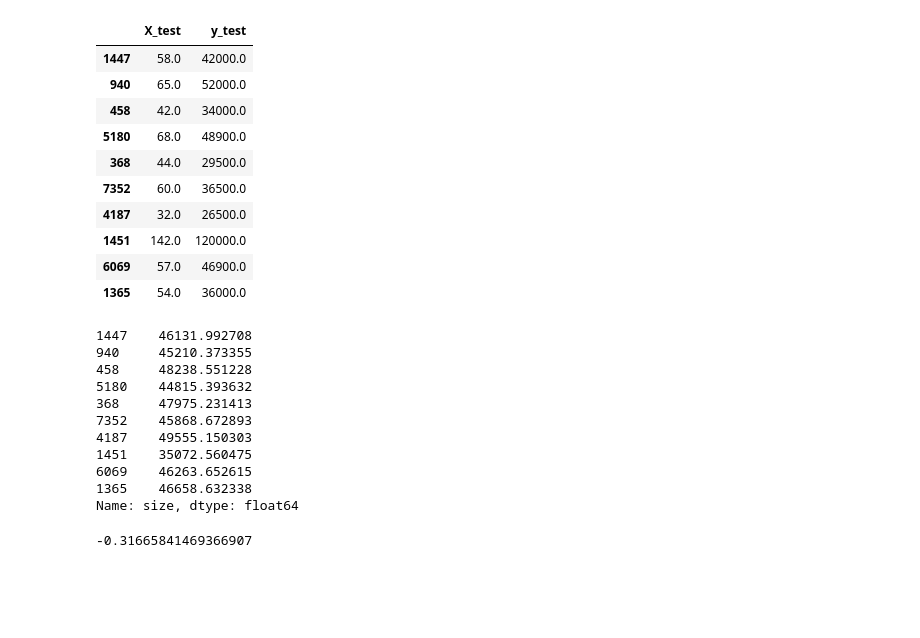
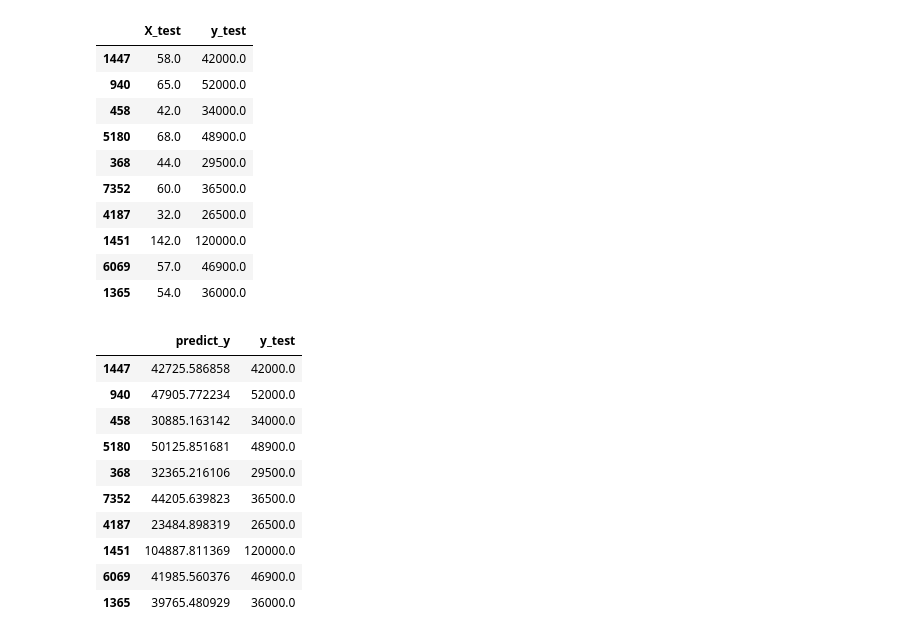
Before and after one commit to Shermukhammat/Mohirdev_Data_Science_praktikum, a Jupyter notebook: Regressiya/05_ml_07_LinerRegression.ipynb, the cells around one changed output. Saved outputs shown, nothing was run; the diff lists cells and outputs as text; code cells hidden in the pictures; blank space fills up the shorter version.

```diff
--- a/Regressiya/05_ml_07_LinerRegression.ipynb
+++ b/Regressiya/05_ml_07_LinerRegression.ipynb
@@ -177,23 +180,18 @@ class SampleLinearRegression:
 model = SampleLinearRegression()
 # %%
 model.fit(X, y)
-# %%
-predict_X = model.predict(X_test)
-predict_X
-# %% [output]
-1447    46131.992708
-940     45210.373355
-458     48238.551228
-5180    44815.393632
-368     47975.231413
-7352    45868.672893
-4187    49555.150303
-1451    35072.560475
-6069    46263.652615
-1365    46658.632338
-Name: size, dtype: float64
-# %%
-from sklearn.metrics import r2_score
-r2_score(y_test, predict_X)   # :)
-# %% [output]
--0.31665841469366907
+# %%
+predict_y = model.predict(X_test)
+pd.DataFrame({'predict_y' : predict_y, 'y_test' : y_test})
+# %% [output]
+|  | predict_y | y_test |
+| 1447 | 42725.586858 | 42000.0 |
+| 940 | 47905.772234 | 52000.0 |
+| 458 | 30885.163142 | 34000.0 |
+| 5180 | 50125.851681 | 48900.0 |
+| 368 | 32365.216106 | 29500.0 |
+| 7352 | 44205.639823 | 36500.0 |
+| 4187 | 23484.898319 | 26500.0 |
+| 1451 | 104887.811369 | 120000.0 |
+| 6069 | 41985.560376 | 46900.0 |
+| 1365 | 39765.480929 | 36000.0 |
```
Also changed, not shown: parts of 13 cells of this notebook.
